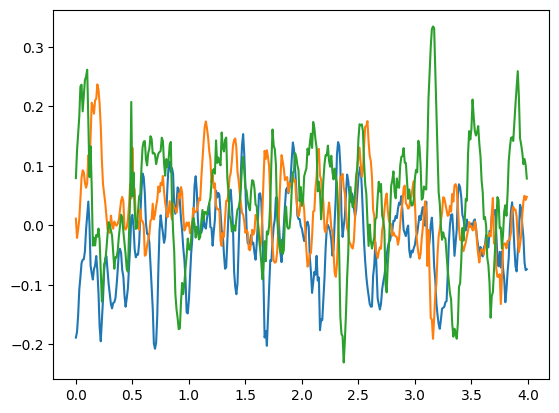
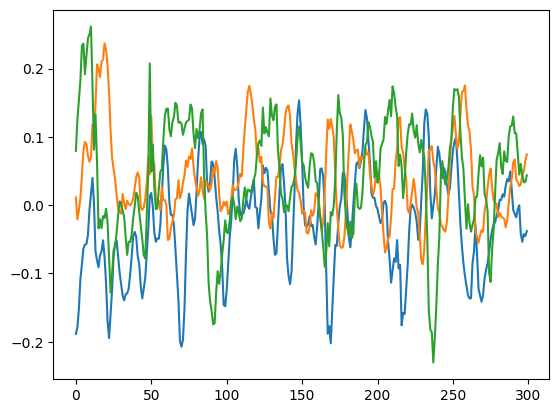
The notebook cell's code change between the first figure and the second:
--- before
+++ after
@@ -1,4 +1,4 @@
 # Accel
-start, stop = (0, 400)
+start, stop = (0, 300)
 t = (imu.t - imu.t[0])[start:stop]
 stationary = imu.accel[start:stop]
@@ -12,4 +12,4 @@
 print(f"sigma_accel [m/s2]: {std_accel}")
 
-plt.plot(t,stationary)
+plt.plot(stationary)
 plt.show()

Commit: some work but not great